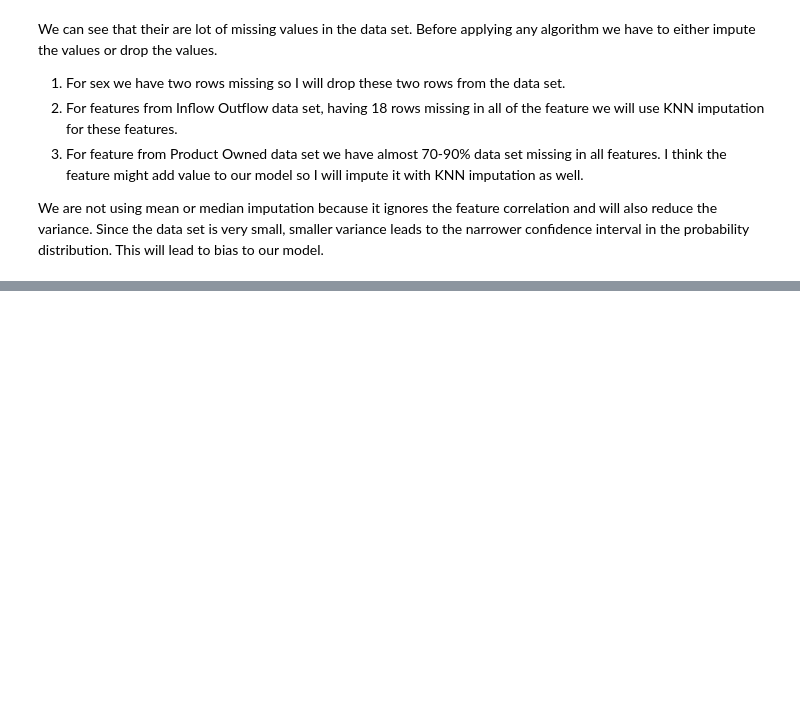
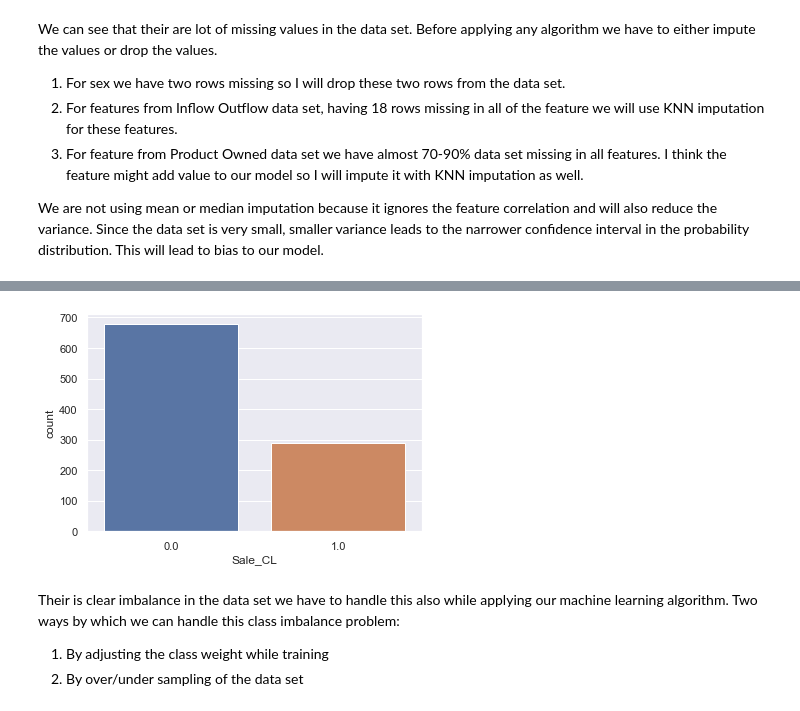
Before and after one commit to Alok2412/Direct-Marketing-Optimization, a Jupyter notebook: Propensity_Model_For_Consumer_Loan.ipynb, the cells around one changed output, grey strips where cells are left out. Saved outputs shown, nothing was run; the diff lists cells and outputs as text; code cells hidden in the pictures; blank space fills up the shorter version.

```diff
--- a/Propensity_Model_For_Consumer_Loan.ipynb
+++ b/Propensity_Model_For_Consumer_Loan.ipynb
@@ -190,0 +302,10 @@ df_train.dropna(subset = ["Sex"], inplace=True)
+# %%
+sns.set(rc={'figure.figsize':(6,4)})
+sns.countplot(df_train.Sale_CL);
+# %% [output]
+[figure, added]
+# %% [markdown]
+Their is clear imbalance in the data set we have to handle this also while applying our machine learning algorithm.
+Two ways by which we can handle this class imbalance problem:
+1) By adjusting the class weight while training
+2) By over/under sampling of the data set
```
Also changed, not shown: parts of 33 cells of this notebook.
